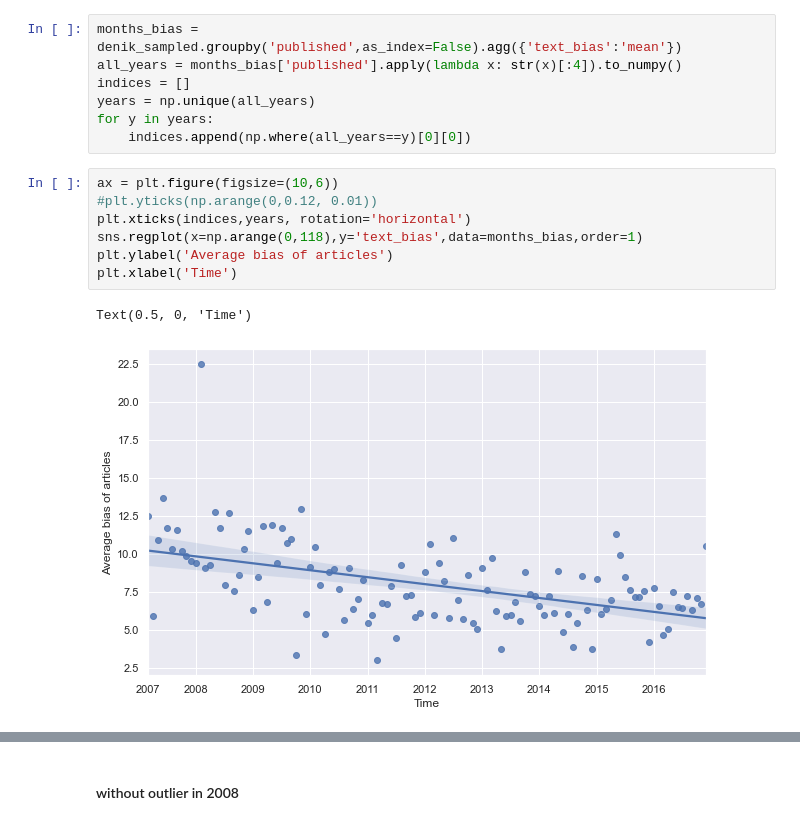
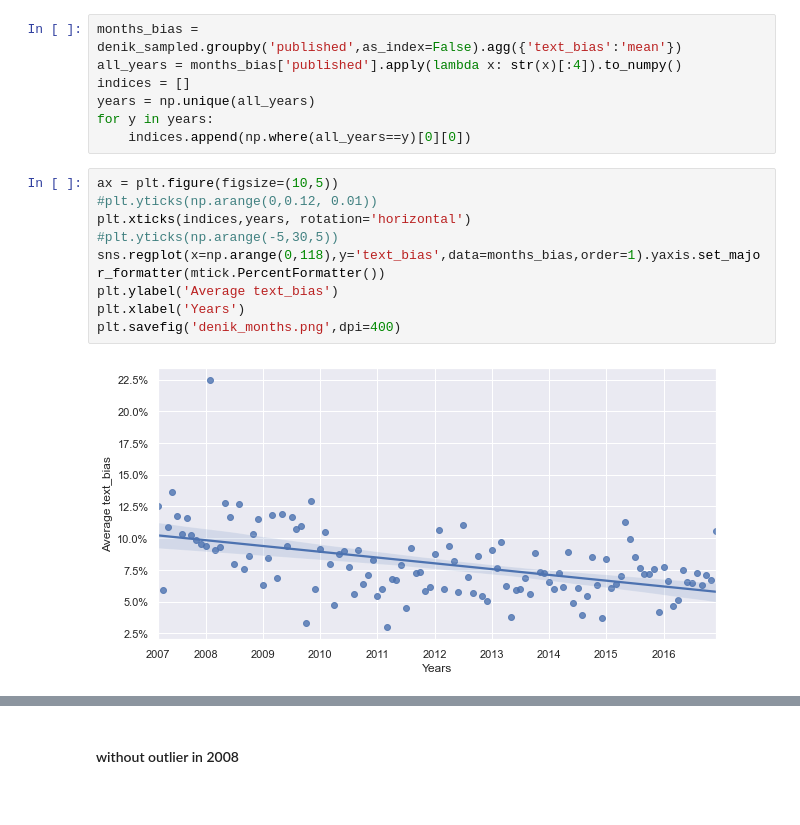
Before and after one commit to horychtom/czech-media-bias-detection, a Jupyter notebook: notebooks/media/full_pipeline/news_experiments.ipynb, the cells around one changed output, grey strips where cells are left out. Cells and saved outputs as stored; diff of their text form.

```diff
--- a/notebooks/media/full_pipeline/news_experiments.ipynb
+++ b/notebooks/media/full_pipeline/news_experiments.ipynb
@@ -205,13 +211,14 @@ years = np.unique(all_years)
 for y in years:
     indices.append(np.where(all_years==y)[0][0])
 # %%
-ax = plt.figure(figsize=(10,6))
+ax = plt.figure(figsize=(10,5))
 #plt.yticks(np.arange(0,0.12, 0.01))
 plt.xticks(indices,years, rotation='horizontal')
-sns.regplot(x=np.arange(0,118),y='text_bias',data=months_bias,order=1)
-plt.ylabel('Average bias of articles')
-plt.xlabel('Time')
+#plt.yticks(np.arange(-5,30,5))
+sns.regplot(x=np.arange(0,118),y='text_bias',data=months_bias,order=1).yaxis.set_major_formatter(mtick.PercentFormatter())
+plt.ylabel('Average text_bias')
+plt.xlabel('Years')
+plt.savefig('denik_months.png',dpi=400)
 # %% [output]
-Text(0.5, 0, 'Time')
-[figure, old version]
+[figure, new version]
 # %%
```
Also changed, not shown: parts of 12 cells of this notebook.
